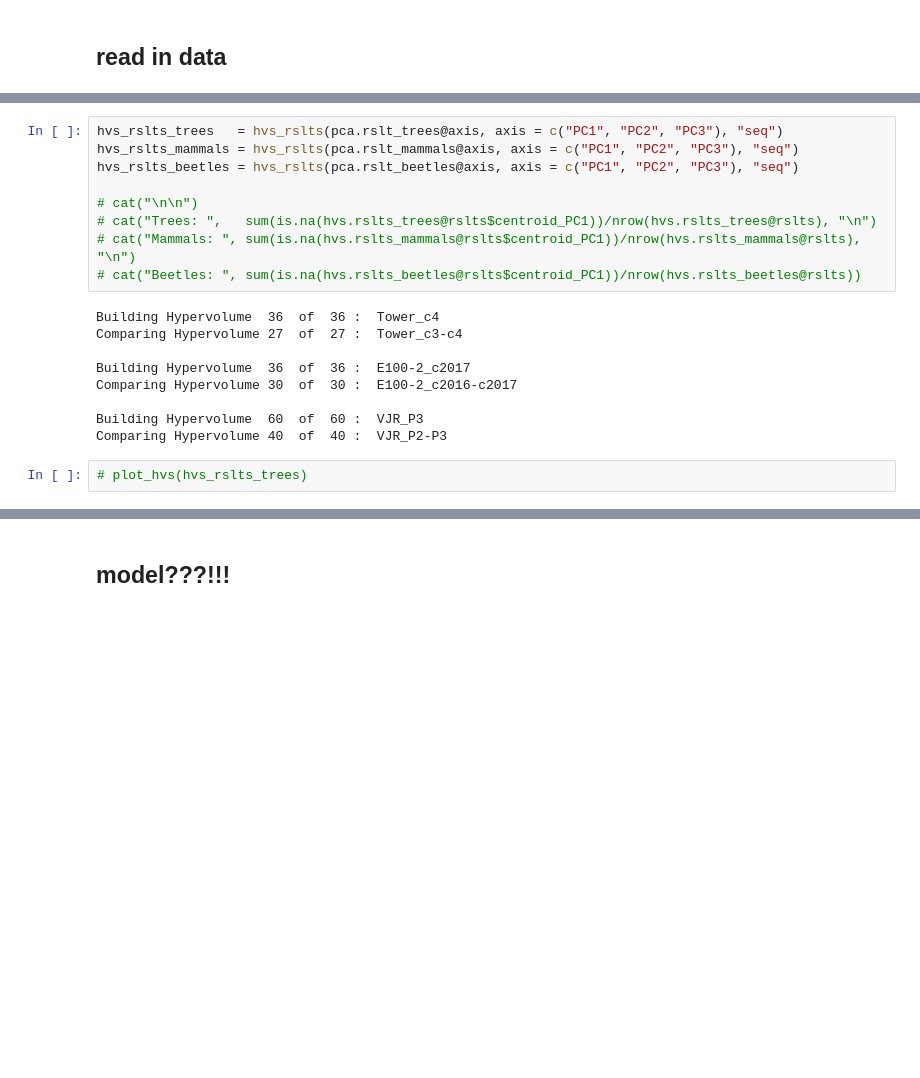
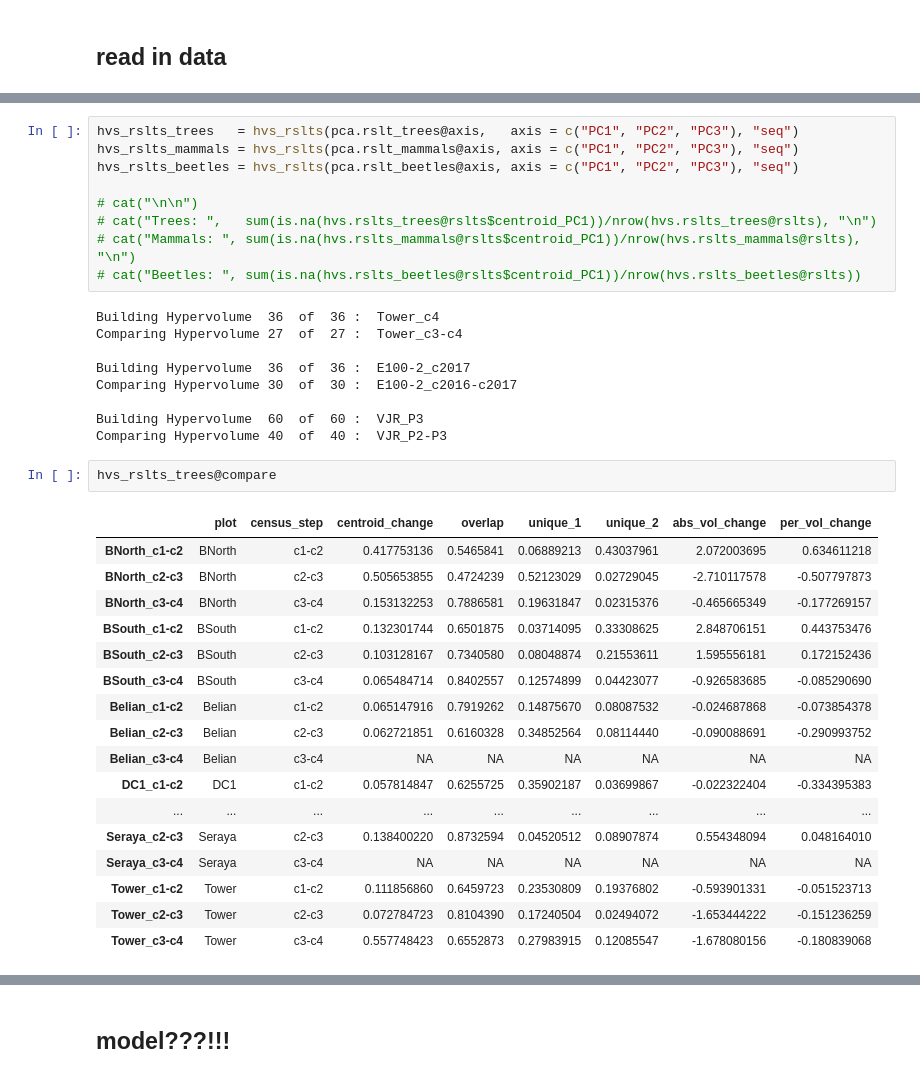
Before and after one commit to dbridg15/masters_project, a Jupyter notebook: Code/comparing_hypervolumes.ipynb, the cells around one changed output, grey strips where cells are left out. Drawn from its saved outputs; the diff is of its cells as text; blank space fills up the shorter version.

```diff
--- a/Code/comparing_hypervolumes.ipynb
+++ b/Code/comparing_hypervolumes.ipynb
@@ -27,5 +44,5 @@ pca.rslt_beetles = do_pca(beetles_df, scale = F, plot = F)
 # %%
-hvs_rslts_trees   = hvs_rslts(pca.rslt_trees@axis, axis = c("PC1", "PC2", "PC3"), "seq")
+hvs_rslts_trees   = hvs_rslts(pca.rslt_trees@axis,   axis = c("PC1", "PC2", "PC3"), "seq")
 hvs_rslts_mammals = hvs_rslts(pca.rslt_mammals@axis, axis = c("PC1", "PC2", "PC3"), "seq")
 hvs_rslts_beetles = hvs_rslts(pca.rslt_beetles@axis, axis = c("PC1", "PC2", "PC3"), "seq")
 
@@ -42,5 +59,23 @@ Comparing Hypervolume 30  of  30 :  E100-2_c2016-c2017
 
 Building Hypervolume  60  of  60 :  VJR_P3
 Comparing Hypervolume 40  of  40 :  VJR_P2-P3
-# %%
-# plot_hvs(hvs_rslts_trees)
+# %%
+hvs_rslts_trees@compare
+# %% [output]
+|  | plot | census_step | centroid_change | overlap | unique_1 | unique_2 | abs_vol_change | per_vol_change |
+| BNorth_c1-c2 | BNorth | c1-c2 | 0.417753136 | 0.5465841 | 0.06889213 | 0.43037961 | 2.072003695 | 0.634611218 |
+| BNorth_c2-c3 | BNorth | c2-c3 | 0.505653855 | 0.4724239 | 0.52123029 | 0.02729045 | -2.710117578 | -0.507797873 |
+| BNorth_c3-c4 | BNorth | c3-c4 | 0.153132253 | 0.7886581 | 0.19631847 | 0.02315376 | -0.465665349 | -0.177269157 |
+| BSouth_c1-c2 | BSouth | c1-c2 | 0.132301744 | 0.6501875 | 0.03714095 | 0.33308625 | 2.848706151 | 0.443753476 |
+| BSouth_c2-c3 | BSouth | c2-c3 | 0.103128167 | 0.7340580 | 0.08048874 | 0.21553611 | 1.595556181 | 0.172152436 |
+| BSouth_c3-c4 | BSouth | c3-c4 | 0.065484714 | 0.8402557 | 0.12574899 | 0.04423077 | -0.926583685 | -0.085290690 |
+| Belian_c1-c2 | Belian | c1-c2 | 0.065147916 | 0.7919262 | 0.14875670 | 0.08087532 | -0.024687868 | -0.073854378 |
+| Belian_c2-c3 | Belian | c2-c3 | 0.062721851 | 0.6160328 | 0.34852564 | 0.08114440 | -0.090088691 | -0.290993752 |
+| Belian_c3-c4 | Belian | c3-c4 | NA | NA | NA | NA | NA | NA |
+| DC1_c1-c2 | DC1 | c1-c2 | 0.057814847 | 0.6255725 | 0.35902187 | 0.03699867 | -0.022322404 | -0.334395383 |
+| ... | ... | ... | ... | ... | ... | ... | ... | ... |
+| Seraya_c2-c3 | Seraya | c2-c3 | 0.138400220 | 0.8732594 | 0.04520512 | 0.08907874 | 0.554348094 | 0.048164010 |
+| Seraya_c3-c4 | Seraya | c3-c4 | NA | NA | NA | NA | NA | NA |
+| Tower_c1-c2 | Tower | c1-c2 | 0.111856860 | 0.6459723 | 0.23530809 | 0.19376802 | -0.593901331 | -0.051523713 |
+| Tower_c2-c3 | Tower | c2-c3 | 0.072784723 | 0.8104390 | 0.17240504 | 0.02494072 | -1.653444222 | -0.151236259 |
+| Tower_c3-c4 | Tower | c3-c4 | 0.557748423 | 0.6552873 | 0.27983915 | 0.12085547 | -1.678080156 | -0.180839068 |
```
Also changed, not shown: parts of 6 cells of this notebook, 4 other files.
